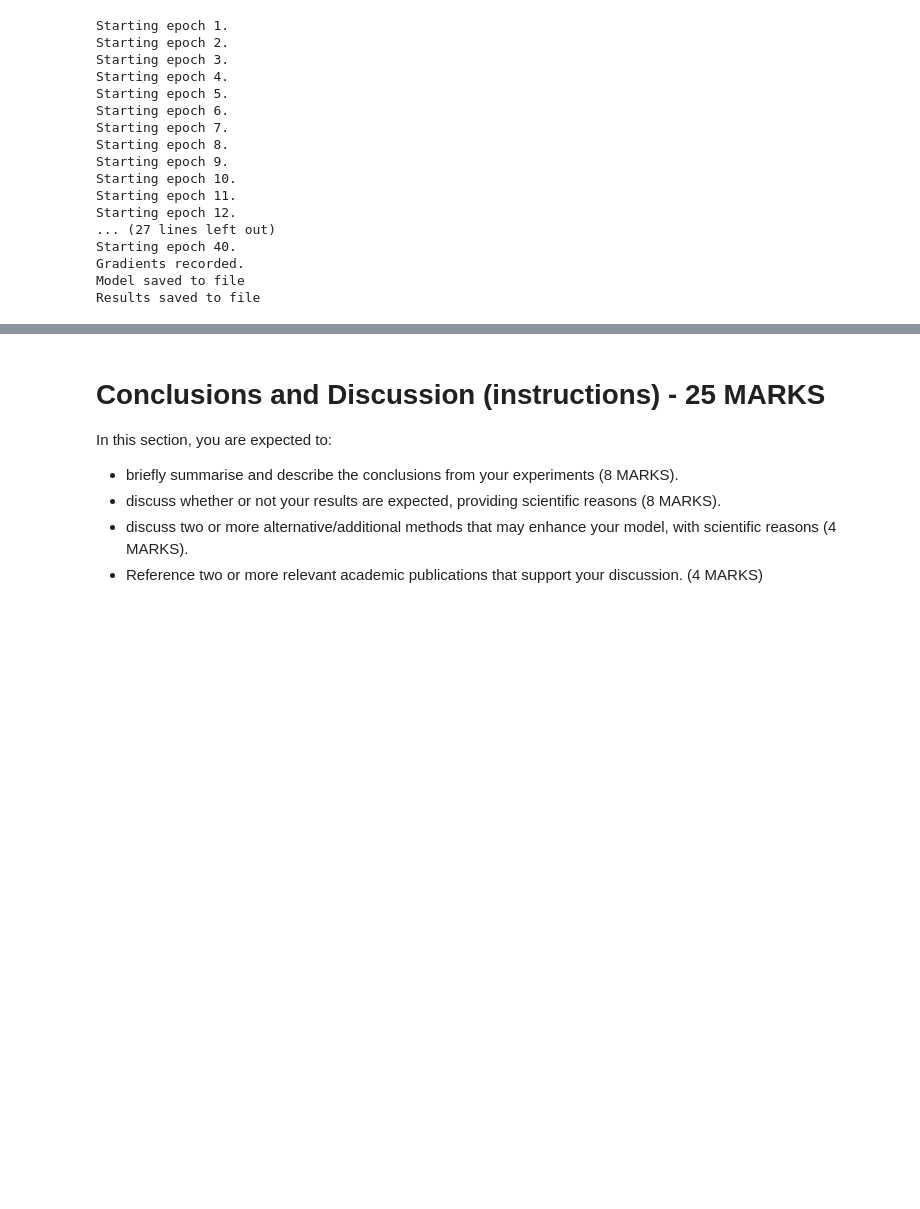
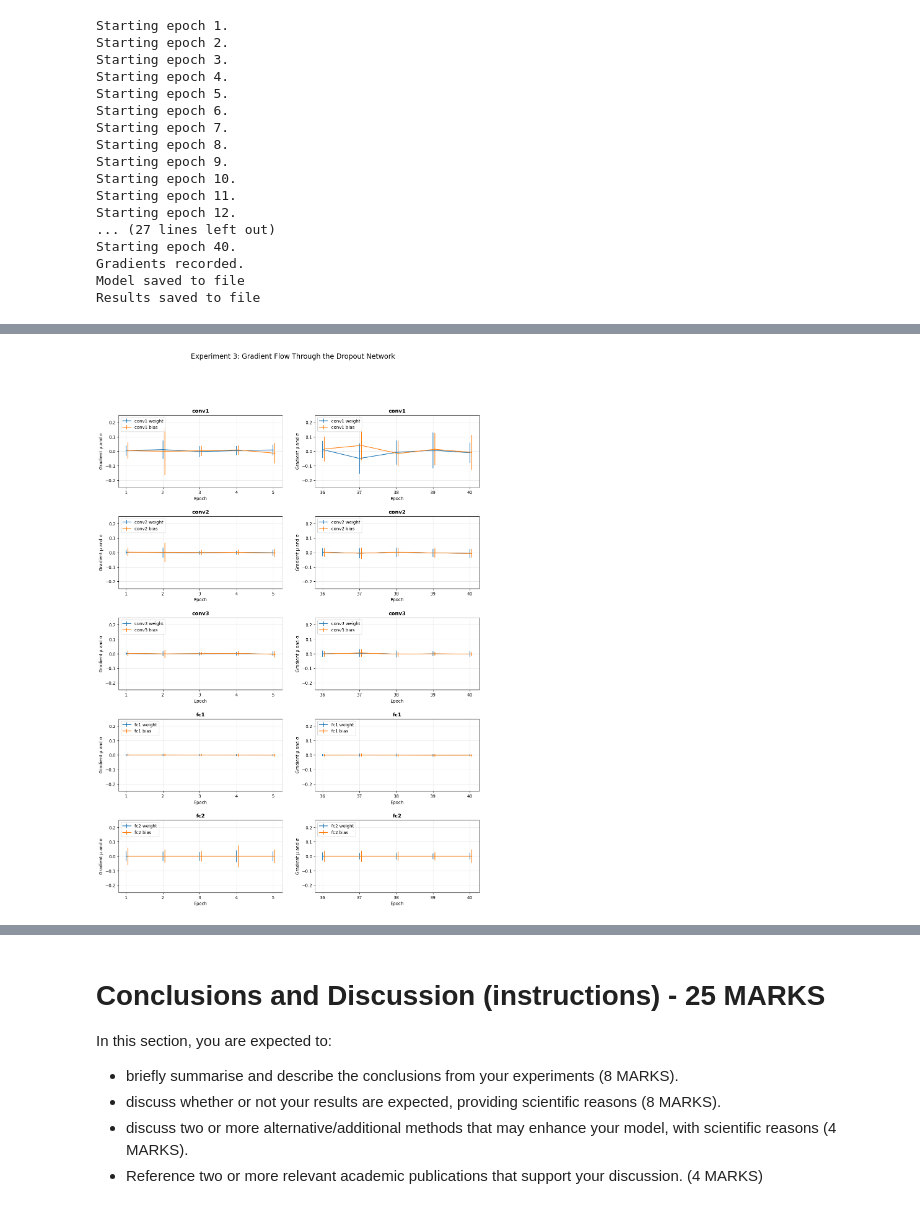
Before and after one commit to Dents6679/cifar10_nn_experiments, a Jupyter notebook: 246518.ipynb, the cells around one changed output, grey strips where cells are left out. Drawn from its saved outputs; the diff is of its cells as text; code cells hidden in the pictures; blank space fills up the shorter version.

```diff
--- a/246518.ipynb
+++ b/246518.ipynb
@@ -2441,0 +2552,61 @@ ValueError: bottom cannot be >= top
+# %%
+###
+# This cell is concerned with displaying the results of the gradient flow investigation for part 2 of Experiment 3.
+###
+
+# Load results from file
+with open("exp3/results/exp3_part_2_results.pkl", "rb") as file:
+    exp3_part_2_gradients = pickle.load(file)
+
+
+# Convert gradients to plot input
+plot_dict = convert_gradients_to_plot_input(exp3_part_2_gradients)
+
+
+display_gradients_in_plot(plot_dict, "Experiment 3: Gradient Flow Through the Dropout Network")
+
+
+
+
+# # Create Super Figure for all learning rates
+# fig, axs = plt.subplots(5, 2, figsize=(15, 20))
+# fig.subplots_adjust(hspace=0.4)
+
+# fig.suptitle(f"Experiment 3: Gradient Flow Through the Dropout Network", fontsize=16)
+
+# # create epoch range for x axis
+# start_epoch_range = list(range(1, 6))
+# end_epoch_range = list(range(36, 41))
+
+# # for each layer of the network...
+# for layer_idx, layer in enumerate(plot_dict.keys()):
+#     # for the start and end of the layer's training...
+#     for start_or_end_idx, epoch_position in enumerate(plot_dict[layer].keys()):
+#         if epoch_position == "start":
+#             epoch_range = np.array(start_epoch_range)
+#         else:
+#             epoch_range = np.array(end_epoch_range)
+#         # for each parameter (weight and bias) in the layer...
+#         for param_type in plot_dict[layer][epoch_position].keys():
+#             # get the mean and stddev lists of the gradients at the epochs.
+#             mean_list = plot_dict[layer][epoch_position][param_type]['mean']
+#             stddev_list = plot_dict[layer][epoch_position][param_type]['stddev']
+
+#             # offset x axis for bias parameters to make it easier to see.
+#             if param_type == "bias":
+#                  plot_epoch_range = epoch_range + 0.05
+#             else:
+#                 plot_epoch_range = epoch_range
+
+
+#             # plot the mean and stddev for the current layer, epoch position and parameter type.
+#             axs[layer_idx, start_or_end_idx].errorbar(plot_epoch_range, mean_list, yerr=stddev_list, label=f"{layer} {param_type}")
+#             axs[layer_idx, start_or_end_idx].set_title(layer, fontweight='bold')
+#             axs[layer_idx, start_or_end_idx].set_xlabel("Epoch")
+#             axs[layer_idx, start_or_end_idx].set_ylabel("Gradient μ and σ")
+#             axs[layer_idx, start_or_end_idx].legend(loc='upper left')
+#             axs[layer_idx, start_or_end_idx].set_xticks(epoch_range)
+#             axs[layer_idx, start_or_end_idx].set_ylim(-0.25, 0.25)
+#             axs[layer_idx, start_or_end_idx].grid(True, alpha=0.3 )
+# %% [output]
+[figure, added]
```
Also changed, not shown: parts of 16 cells of this notebook, 6 other files.
